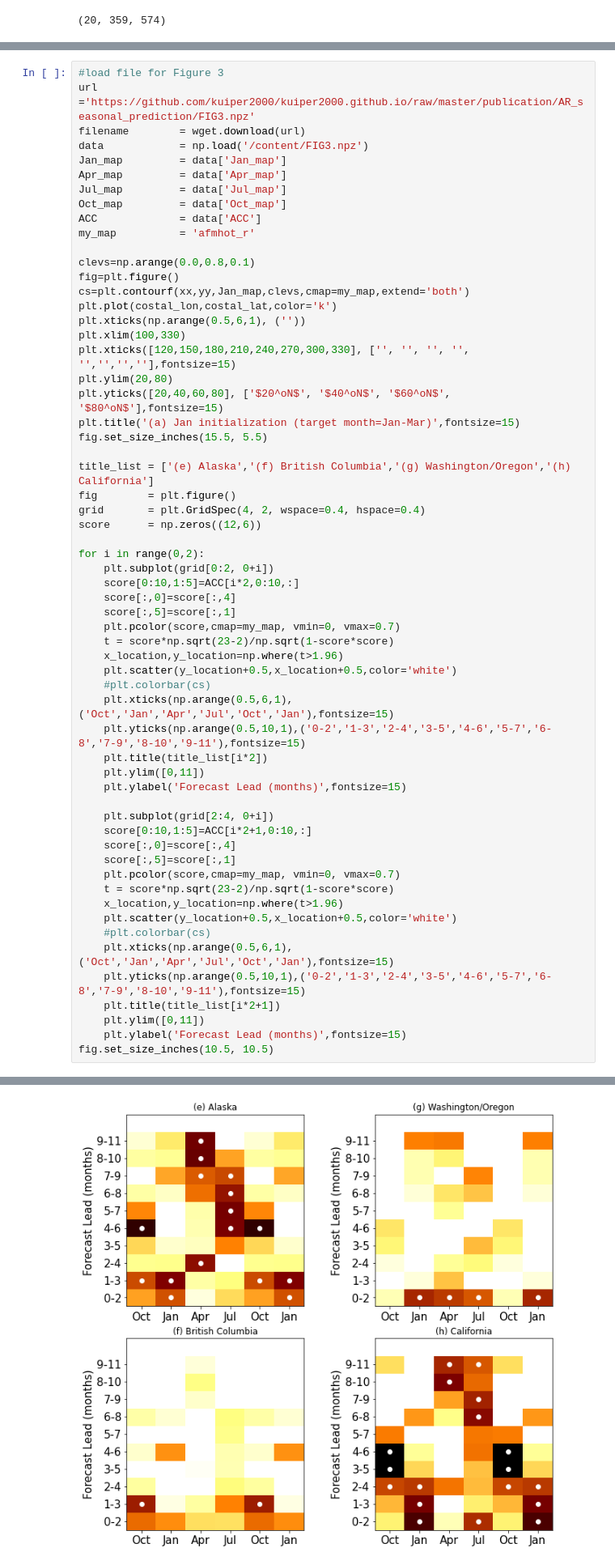
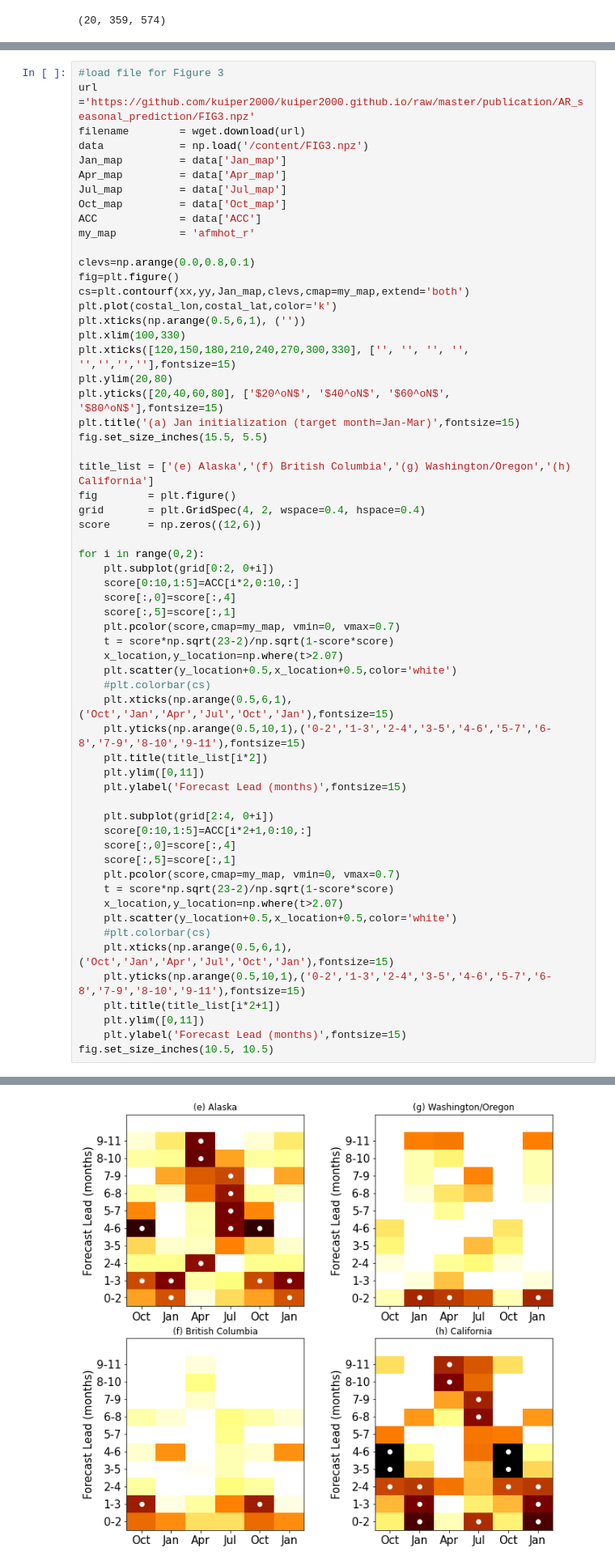
Before and after one commit to kuiper2000/kuiper2000.github.io, a Jupyter notebook: publication/AR_seasonal_prediction/PNAS_data.ipynb, the cells around one changed output, grey strips where cells are left out. Shown at 81% size. Drawn from its saved outputs; the diff is of its cells as text.

```diff
--- a/publication/AR_seasonal_prediction/PNAS_data.ipynb
+++ b/publication/AR_seasonal_prediction/PNAS_data.ipynb
@@ -298,36 +298,36 @@ for i in range(0,2):
     plt.subplot(grid[0:2, 0+i])
     score[0:10,1:5]=ACC[i*2,0:10,:]
     score[:,0]=score[:,4]
     score[:,5]=score[:,1]
     plt.pcolor(score,cmap=my_map, vmin=0, vmax=0.7)
     t = score*np.sqrt(23-2)/np.sqrt(1-score*score)
-    x_location,y_location=np.where(t>1.96)
+    x_location,y_location=np.where(t>2.07)
     plt.scatter(y_location+0.5,x_location+0.5,color='white')
     #plt.colorbar(cs)
     plt.xticks(np.arange(0.5,6,1), ('Oct','Jan','Apr','Jul','Oct','Jan'),fontsize=15)
     plt.yticks(np.arange(0.5,10,1),('0-2','1-3','2-4','3-5','4-6','5-7','6-8','7-9','8-10','9-11'),fontsize=15)
     plt.title(title_list[i*2])
     plt.ylim([0,11])
     plt.ylabel('Forecast Lead (months)',fontsize=15)
 
     plt.subplot(grid[2:4, 0+i])
     score[0:10,1:5]=ACC[i*2+1,0:10,:]
     score[:,0]=score[:,4]
     score[:,5]=score[:,1]
     plt.pcolor(score,cmap=my_map, vmin=0, vmax=0.7)
     t = score*np.sqrt(23-2)/np.sqrt(1-score*score)
-    x_location,y_location=np.where(t>1.96)
+    x_location,y_location=np.where(t>2.07)
     plt.scatter(y_location+0.5,x_location+0.5,color='white')
     #plt.colorbar(cs)
     plt.xticks(np.arange(0.5,6,1), ('Oct','Jan','Apr','Jul','Oct','Jan'),fontsize=15)
     plt.yticks(np.arange(0.5,10,1),('0-2','1-3','2-4','3-5','4-6','5-7','6-8','7-9','8-10','9-11'),fontsize=15)
     plt.title(title_list[i*2+1])
     plt.ylim([0,11])
     plt.ylabel('Forecast Lead (months)',fontsize=15)
 fig.set_size_inches(10.5, 10.5)
 # %% [output]
 [figure]
-[figure, old version]
+[figure, new version]
 # %%
 #load file for Figure 4
 url             ='https://github.com/kuiper2000/kuiper2000.github.io/raw/master/publication/AR_seasonal_prediction/FIG4.npz'
```
